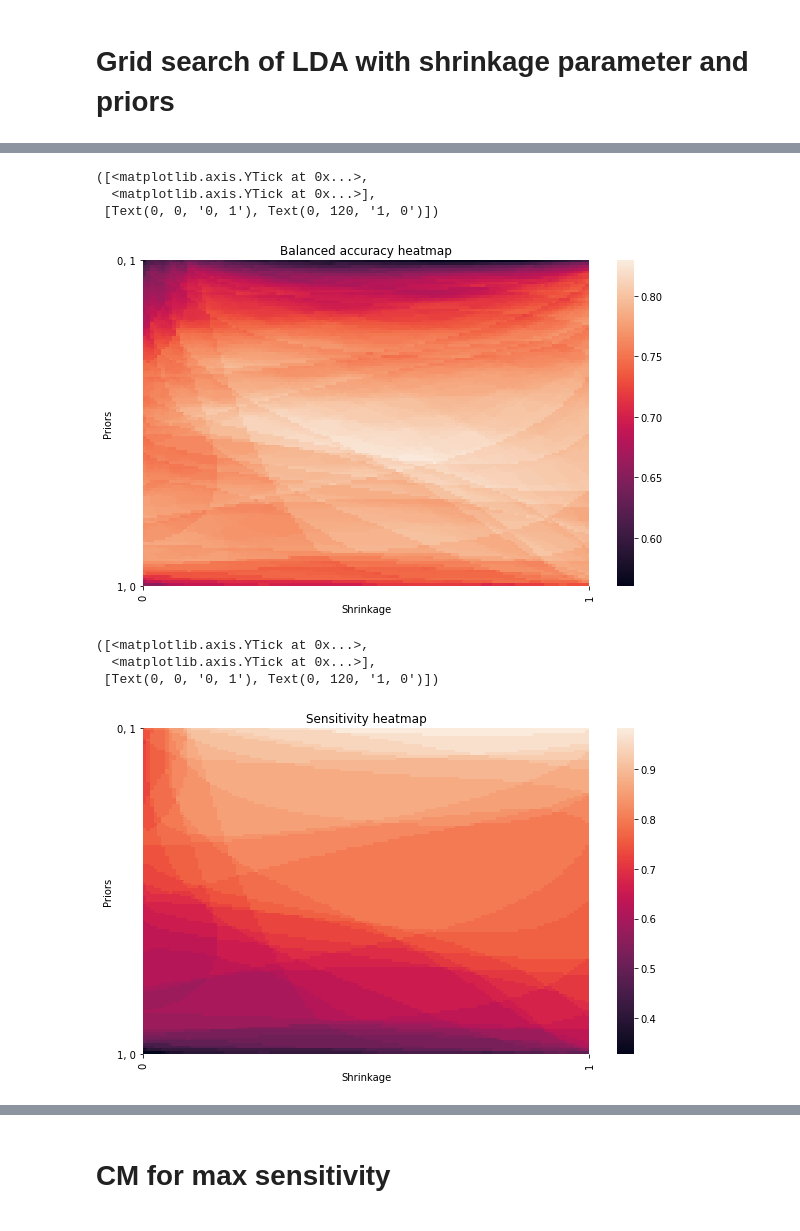
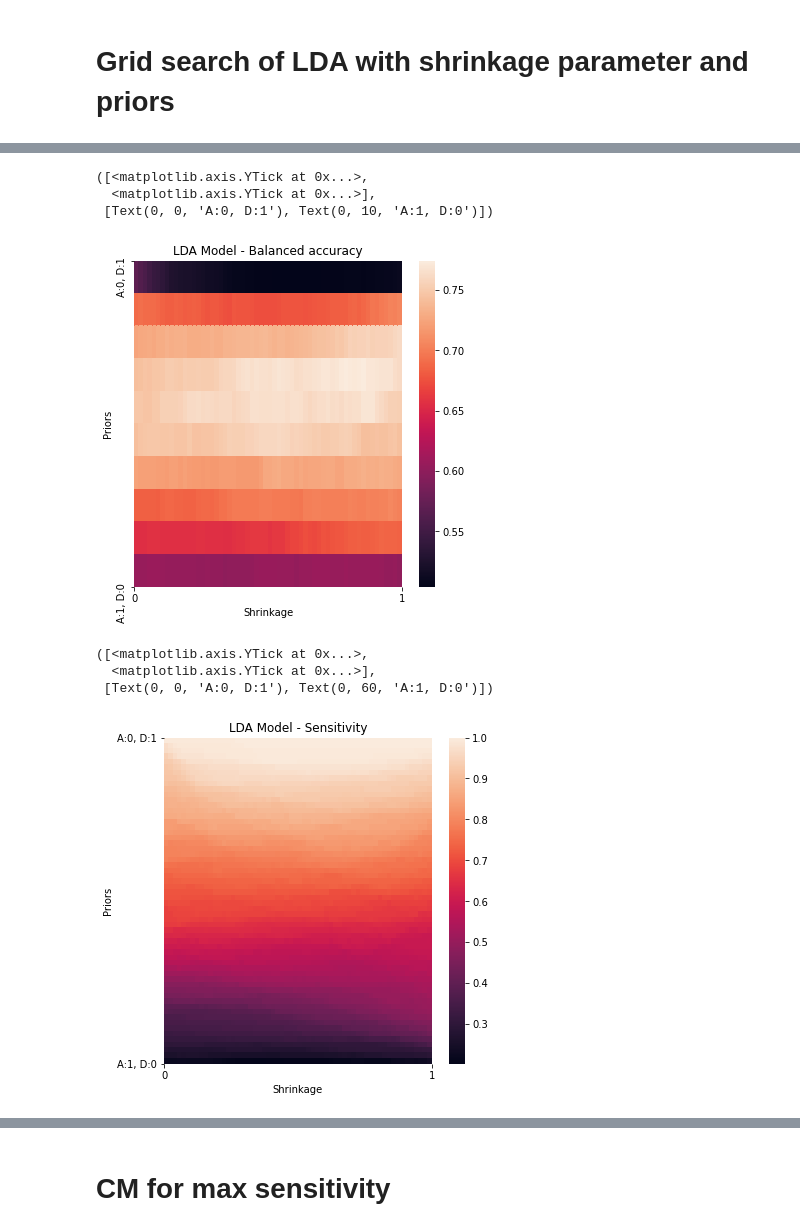
Before and after one commit to StephaneGcrd/CDI_case_2, a Jupyter notebook: LDA.ipynb, the cells around one changed output, grey strips where cells are left out. Drawn from its saved outputs; the diff is of its cells as text; code cells hidden in the pictures.

```diff
--- a/LDA.ipynb
+++ b/LDA.ipynb
@@ -290,3 +105,10 @@ best estimator: Pipeline(steps=[('LDA',
+# %%
+from sklearn.decomposition import PCA
+from sklearn.decomposition import MiniBatchSparsePCA
+pca = PCA(n_components=60,random_state=0)
+#pca = PCA(n_components=50)
+pca.fit(X_sc)
+X_pca = pca.transform(X_sc)
 # %% [markdown]
 # Get some curves with LDA
 # %%
@@ -311,8 +133,8 @@ sen_t = []
 spe_t = []
 b_a =[]
 
-for idx, (train_ids,test_ids) in enumerate(inner_cv.split(X_sc)):
-    x_train_l, x_test_l = X_sc[train_ids],X_sc[test_ids]
+for idx, (train_ids,test_ids) in enumerate(inner_cv.split(X_pca)):
+    x_train_l, x_test_l = X_pca[train_ids],X_pca[test_ids]
     y_train_l, y_test_l = Y_dead[train_ids],Y_dead[test_ids]
 
     for reg_p in reg_param:
@@ -370,7 +192,7 @@ def plot_roc_curve(fpr, tpr):
 reg_param =np.linspace(0,1,100)
 inner_cv = KFold(n_splits=5, shuffle=True)
 
-sp =np.linspace(0,1,100)
+sp =np.linspace(0.01,0.99,100)
 priors = [[item, 1-item] for item in sp]
 
 auc_r = []
@@ -378,8 +200,8 @@ sen_t = []
 spe_t = []
 b_a =[]
 
-for idx, (train_ids,test_ids) in enumerate(inner_cv.split(X_sc)):
-    x_train_l, x_test_l = X_sc[train_ids],X_sc[test_ids]
+for idx, (train_ids,test_ids) in enumerate(inner_cv.split(X_pca)):
+    x_train_l, x_test_l = X_pca[train_ids],X_pca[test_ids]
     y_train_l, y_test_l = Y_dead[train_ids],Y_dead[test_ids]
 
 
@@ -420,7 +238,7 @@ for idx, (train_ids,test_ids) in enumerate(inner_cv.split(X_sc)):
     x_train_l, x_test_l = X_sc[train_ids],X_sc[test_ids]
     y_train_l, y_test_l = Y_dead[train_ids],Y_dead[test_ids]
 
-    mdl = LinearDiscriminantAnalysis(solver="lsqr",shrinkage=0.899, priors=priors[20])
+    mdl = LinearDiscriminantAnalysis(solver="lsqr",shrinkage=0.899, priors=priors[50])
     mdl.fit(x_train_l, y_train_l)
     plot_confusion_matrix(mdl, x_test_l, y_test_l)
 
@@ -497,27 +317,27 @@ for idx, (train_ids,test_ids) in enumerate(inner_cv.split(X_sc)):
 # %%
-plt.rcParams["figure.figsize"] = (10,6)
-sns.heatmap(b_a)
+plt.rcParams["figure.figsize"] = (6,6)
+sns.heatmap(pca_b_a)
 
-plt.title("Balanced accuracy heatmap")
+plt.title("LDA Model - Balanced accuracy")
 plt.xlabel("Shrinkage")
 plt.ylabel("Priors")
-plt.xticks([0,120],["0","1"])
-plt.yticks([0,120],["0, 1","1, 0"])
+plt.xticks([0,60],["0","1"])
+plt.yticks([0,10],["A:0, D:1","A:1, D:0"])
 # %% [output]
 ([<matplotlib.axis.YTick at 0x...>,
   <matplotlib.axis.YTick at 0x...>],
- [Text(0, 0, '0, 1'), Text(0, 120, '1, 0')])
+ [Text(0, 0, 'A:0, D:1'), Text(0, 10, 'A:1, D:0')])
-[figure, old version]
+[figure, new version]
 # %%
-sns.heatmap(sen_t)
-plt.title("Sensitivity heatmap")
+sns.heatmap(pca_sen_t)
+plt.title("LDA Model - Sensitivity")
 plt.xlabel("Shrinkage")
 plt.ylabel("Priors")
-plt.xticks([0,120],["0","1"])
-plt.yticks([0,120],["0, 1","1, 0"])
+plt.xticks([0,60],["0","1"])
+plt.yticks([0,10],["A:0, D:1","A:1, D:0"])
 # %% [output]
 ([<matplotlib.axis.YTick at 0x...>,
   <matplotlib.axis.YTick at 0x...>],
- [Text(0, 0, '0, 1'), Text(0, 120, '1, 0')])
+ [Text(0, 0, 'A:0, D:1'), Text(0, 60, 'A:1, D:0')])
-[figure, old version]
+[figure, new version]
 # %%
```
Also changed, not shown: parts of 37 cells of this notebook, 5 other files.
